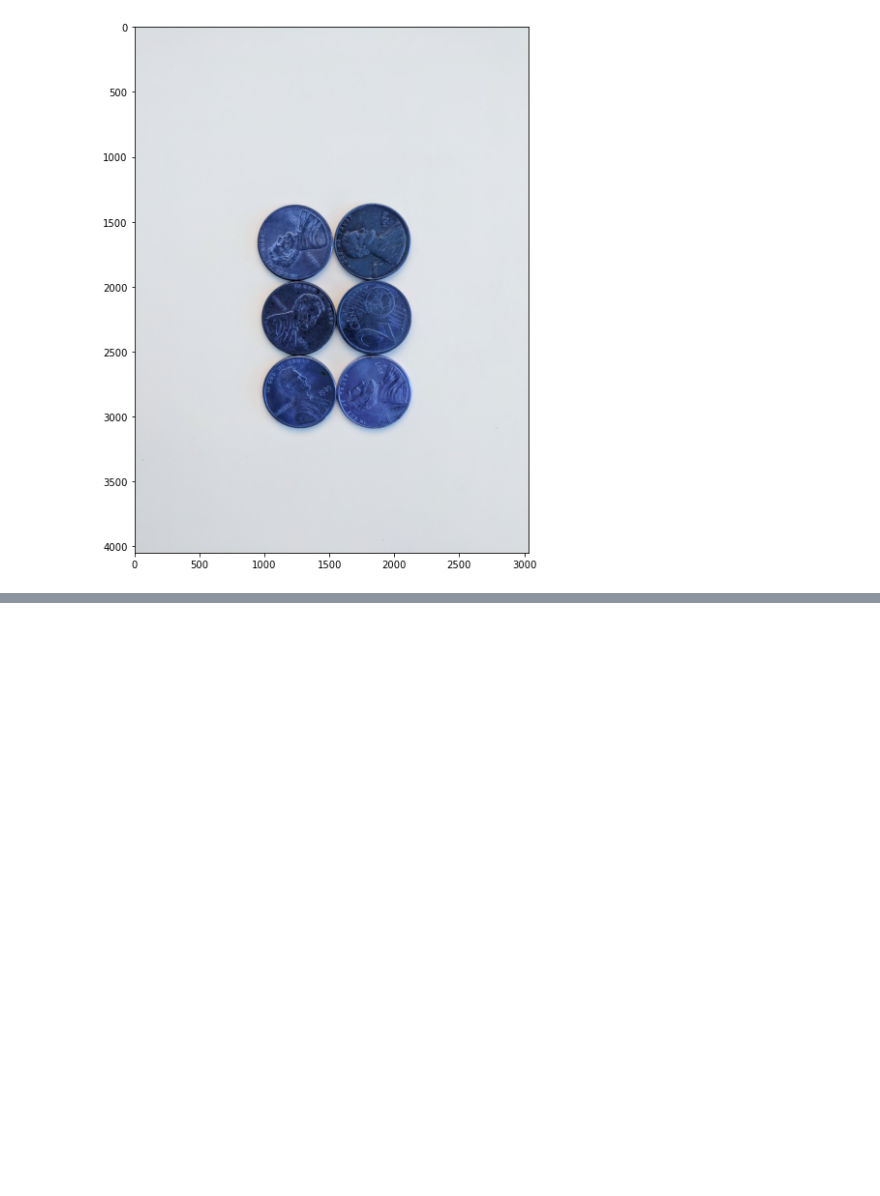
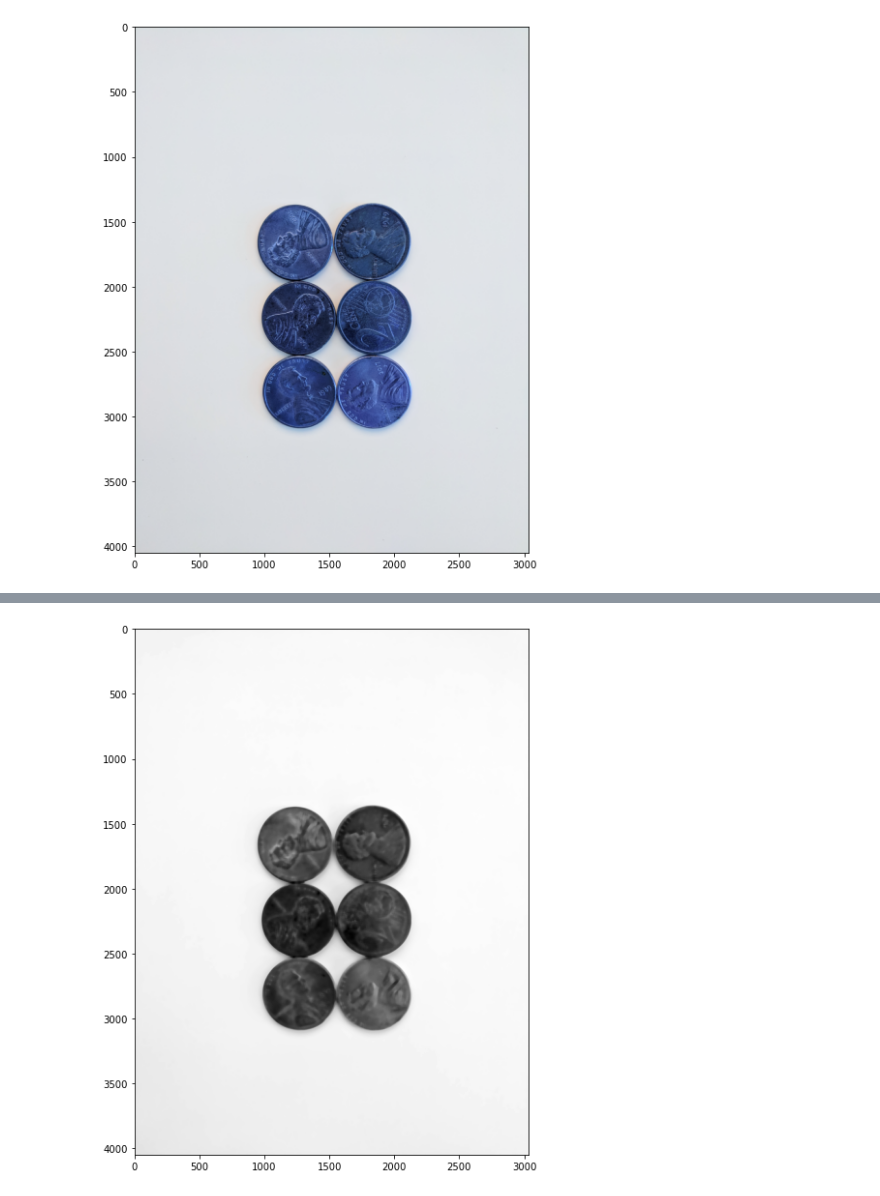
Before and after one commit to Zahed-Golabi/Computer-Vision, a Jupyter notebook: 5. Object Detection with Opencv/Watershed Algorithm.ipynb, the cells around one changed output, grey strips where cells are left out. Cells and saved outputs as stored; diff of their text form; code cells hidden in the pictures; blank space fills up the shorter version.

```diff
--- a/5. Object Detection with Opencv/Watershed Algorithm.ipynb
+++ b/5. Object Detection with Opencv/Watershed Algorithm.ipynb
@@ -28,0 +40,6 @@ display(seq_coins,"gray")
+# %%
+gray_sep_coins = cv2.cvtColor(sep_blur,cv2.COLOR_BGR2GRAY)
+# %%
+display(gray_sep_coins)
+# %% [output]
+[figure, added]
```
Also changed, not shown: parts of 10 cells of this notebook.
